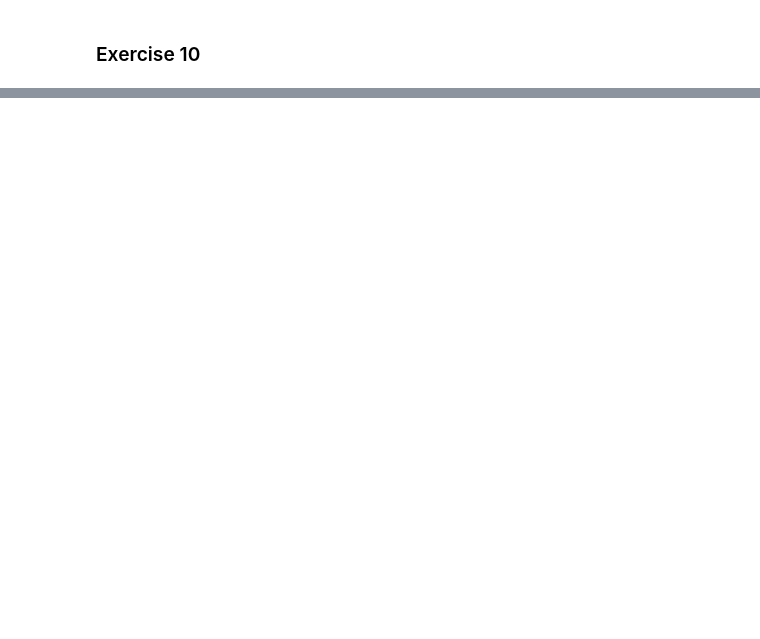
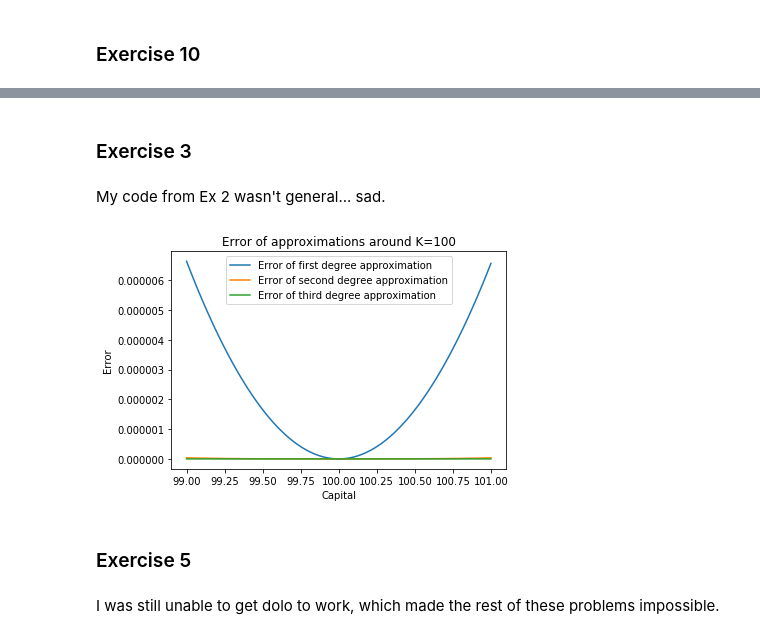
Before and after one commit to mattdbrown17/BootCamp2018, a Jupyter notebook: ProbSets/Econ/ProbSet4/DSGE Code.ipynb, the cells around one changed output, grey strips where cells are left out. Cells and saved outputs as stored; diff of their text form; code cells hidden in the pictures; blank space fills up the shorter version.

```diff
--- a/ProbSets/Econ/ProbSet4/DSGE Code.ipynb
+++ b/ProbSets/Econ/ProbSet4/DSGE Code.ipynb
@@ -617,0 +851,10 @@ plt.show()
+# %%
+#Define Parameters
+alpha = .33
+k = 5
+z = 1
+b = 2
+t = .1
+h = 24
+
+params = [alpha, k, z, b, t, h]
@@ -617,0 +994,61 @@ plt.show()
+# %% [markdown]
+### Exercise 3
+# %% [markdown]
+My code from Ex 2 wasn't general... sad.
+# %%
+#Define function
+def Ferr(y, x):
+    #out = (x**0.35 + 0.9*x - y)**(-2.5) - 0.95*(y**0.35 + 0.9*y)**(-2.5)
+    out = (x**0.35 + 0.9*x - y)**(-2.5) - 0.95*(y**0.35 + 0.9*y)**(-2.5)
+    return out
+
+#Root finder
+def G(x, args):
+    out = opt.fsolve(Ferr, 47, args=x, xtol=1e-9)
+    return out
+
+#Point getter
+def geterrorpoints(x_0, N):
+    args = ()
+    #N is a resolution parameter (number of points in grid)
+    xgrid = np.linspace(99, 101, N)
+    ntruegrid = np.zeros(N)
+    ndeg1grid = np.zeros(N)
+    ndeg2grid = np.zeros(N)
+    ndeg3grid = np.zeros(N)
+    for i in range(N):
+        ntruegrid[i] = G(xgrid[i], args)
+        #Taylor approximations at  5
+        fx_0 = G(x_0, args)
+        x = xgrid[i]
+        fx = G(xgrid[i], args)
+        firstderiv, secondderiv, thirdderiv = getderivs(G, x_0, 10e-2)
+        ndeg1grid[i] = fx_0 + firstderiv * (x - x_0)
+        ndeg2grid[i] = fx_0 + firstderiv * (x - x_0) + (secondderiv / 2) * (x - x_0) ** 2
+        ndeg3grid[i] = ndeg2grid[i] + 1/6 * thirdderiv * (x - x_0) ** 3
+    ndeg1error = np.abs(ntruegrid - ndeg1grid)
+    ndeg2error = np.abs(ntruegrid - ndeg2grid)
+    ndeg3error = np.abs(ntruegrid - ndeg3grid)
+    #return ntruegrid, ndeg1grid, ndeg2grid, ndeg3grid, xgrid
+    return ndeg1error, ndeg2error, ndeg3error
+getderivs(G, 100, 10e-2)
+
+#ntruegrid, ndeg1grid, ndeg2grid, ndeg3grid, xgrid = getpoints(100, 100)
+ndeg1error, ndeg2error, ndeg3error = geterrorpoints(100, 100)
+
+plt.plot(xgrid, ndeg1error, label = "Error of first degree approximation")
+plt.plot(xgrid, ndeg2error, label = "Error of second degree approximation")
+plt.plot(xgrid, ndeg3error, label = "Error of third degree approximation")
+plt.legend()
+plt.title("Error of approximations around K=100")
+plt.xlabel("Capital")
+plt.ylabel("Error")
+plt.show()
+
+#Print Errors
+# %% [output]
+[figure, added]
+# %% [markdown]
+### Exercise 5
+# %% [markdown]
+I was still unable to get dolo to work, which made the rest of these problems impossible.
```
Also changed, not shown: parts of 26 cells of this notebook, 5 other files.
